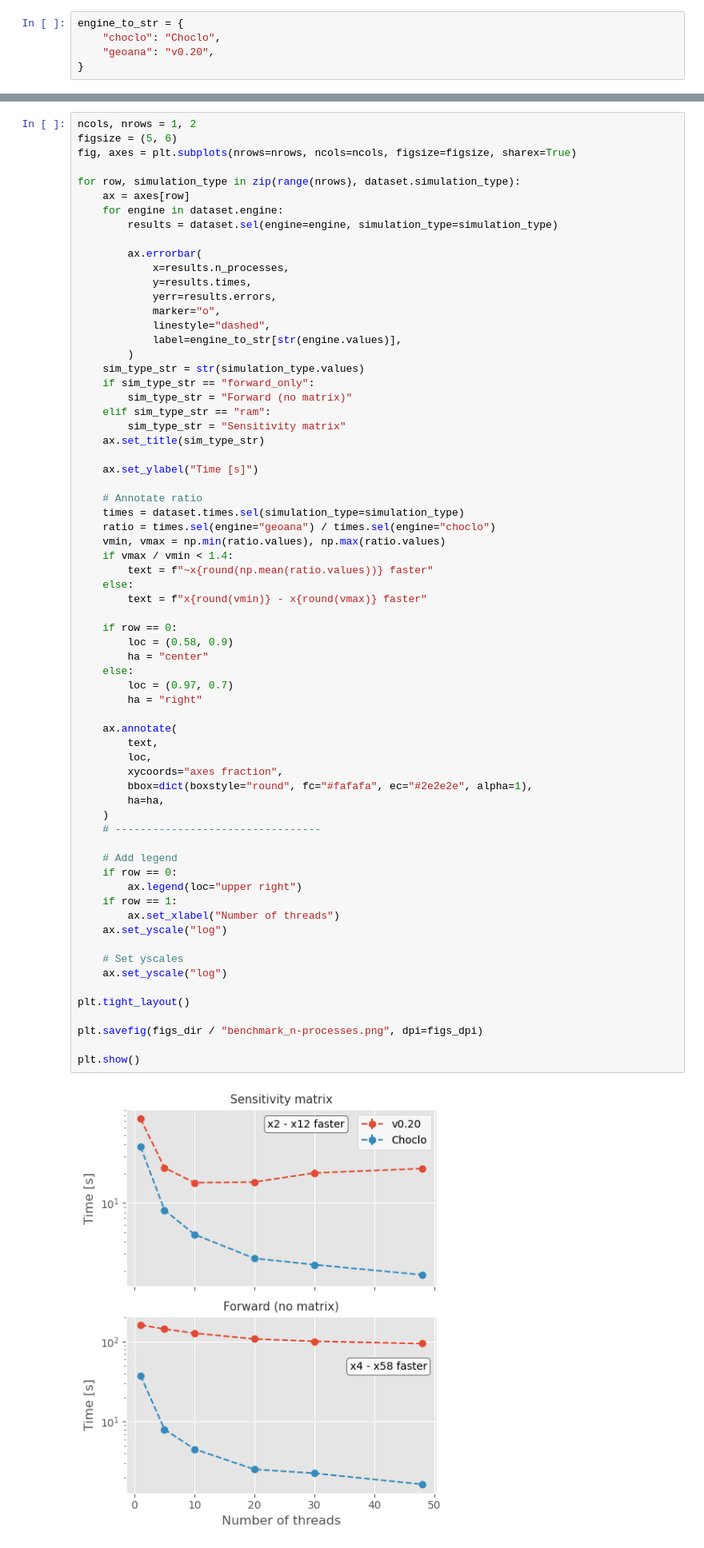
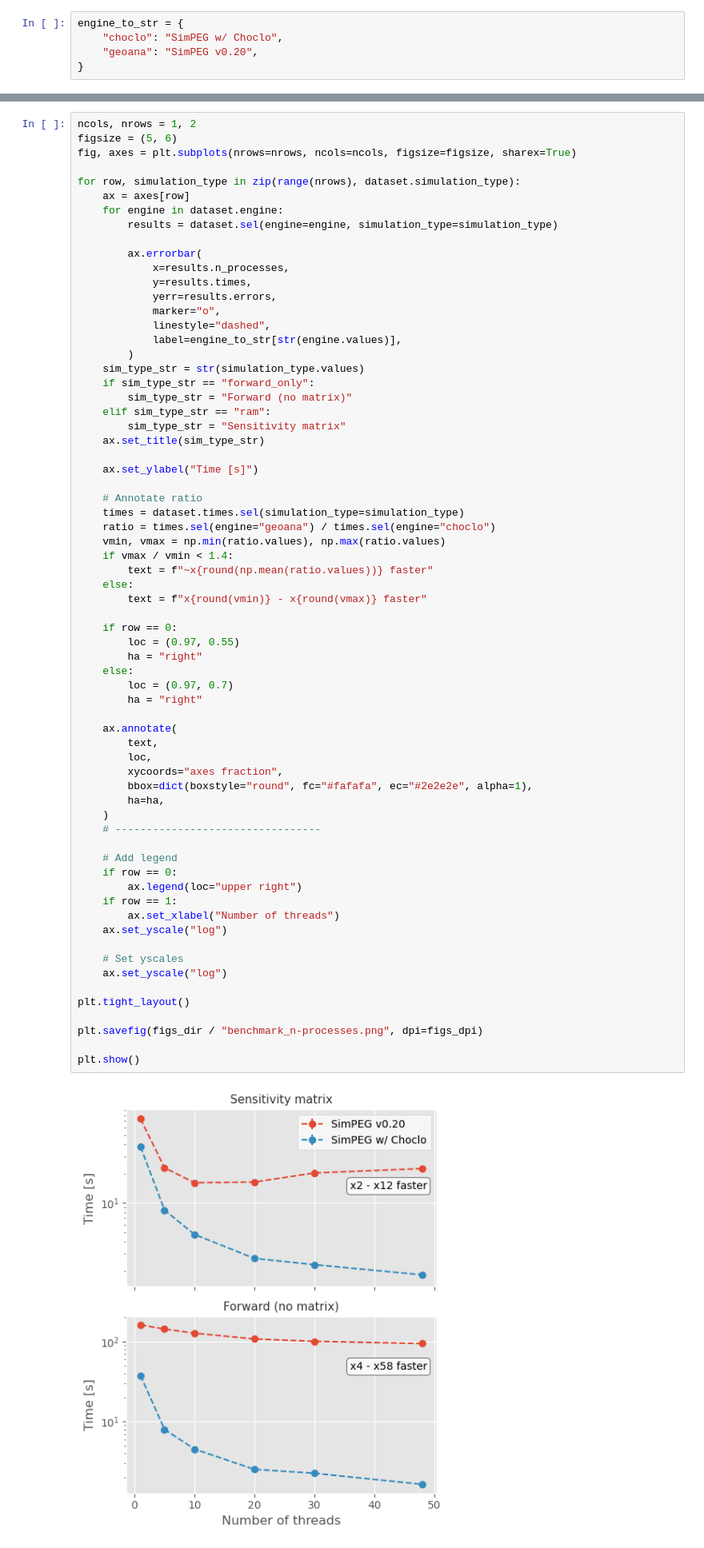
Before and after one commit to santisoler/simpeg-benchmarks-gravity, a Jupyter notebook: notebooks/99-figures.ipynb, the cells around one changed output, grey strips where cells are left out. Shown: that part at 80% size. Cells and saved outputs as stored; diff of their text form.

Commit message:
Update figures notebook

```diff
--- a/notebooks/99-figures.ipynb
+++ b/notebooks/99-figures.ipynb
@@ -19,8 +19,8 @@ if not figs_dir.is_dir():
 figs_dpi = 300
 # %%
 engine_to_str = {
-    "choclo": "Choclo",
-    "geoana": "v0.20",
+    "choclo": "SimPEG w/ Choclo",
+    "geoana": "SimPEG v0.20",
 }
 # %% [markdown]
 # Plot results against number of receivers
@@ -489,35 +489,35 @@ for row, simulation_type in zip(range(nrows), dataset.simulation_type):
         text = f"x{round(vmin)} - x{round(vmax)} faster"
 
     if row == 0:
-        loc = (0.58, 0.9)
-        ha = "center"
+        loc = (0.97, 0.55)
+        ha = "right"
     else:
         loc = (0.97, 0.7)
         ha = "right"
 
     ax.annotate(
         text,
         loc,
         xycoords="axes fraction",
         bbox=dict(boxstyle="round", fc="#fafafa", ec="#2e2e2e", alpha=1),
         ha=ha,
     )
     # ---------------------------------
 
     # Add legend
     if row == 0:
         ax.legend(loc="upper right")
     if row == 1:
         ax.set_xlabel("Number of threads")
     ax.set_yscale("log")
 
     # Set yscales
     ax.set_yscale("log")
 
 plt.tight_layout()
 
 plt.savefig(figs_dir / "benchmark_n-processes.png", dpi=figs_dpi)
 
 plt.show()
 # %% [output]
-[figure, old version]
+[figure, new version]
```
Also changed, not shown: parts of 8 cells of this notebook.
